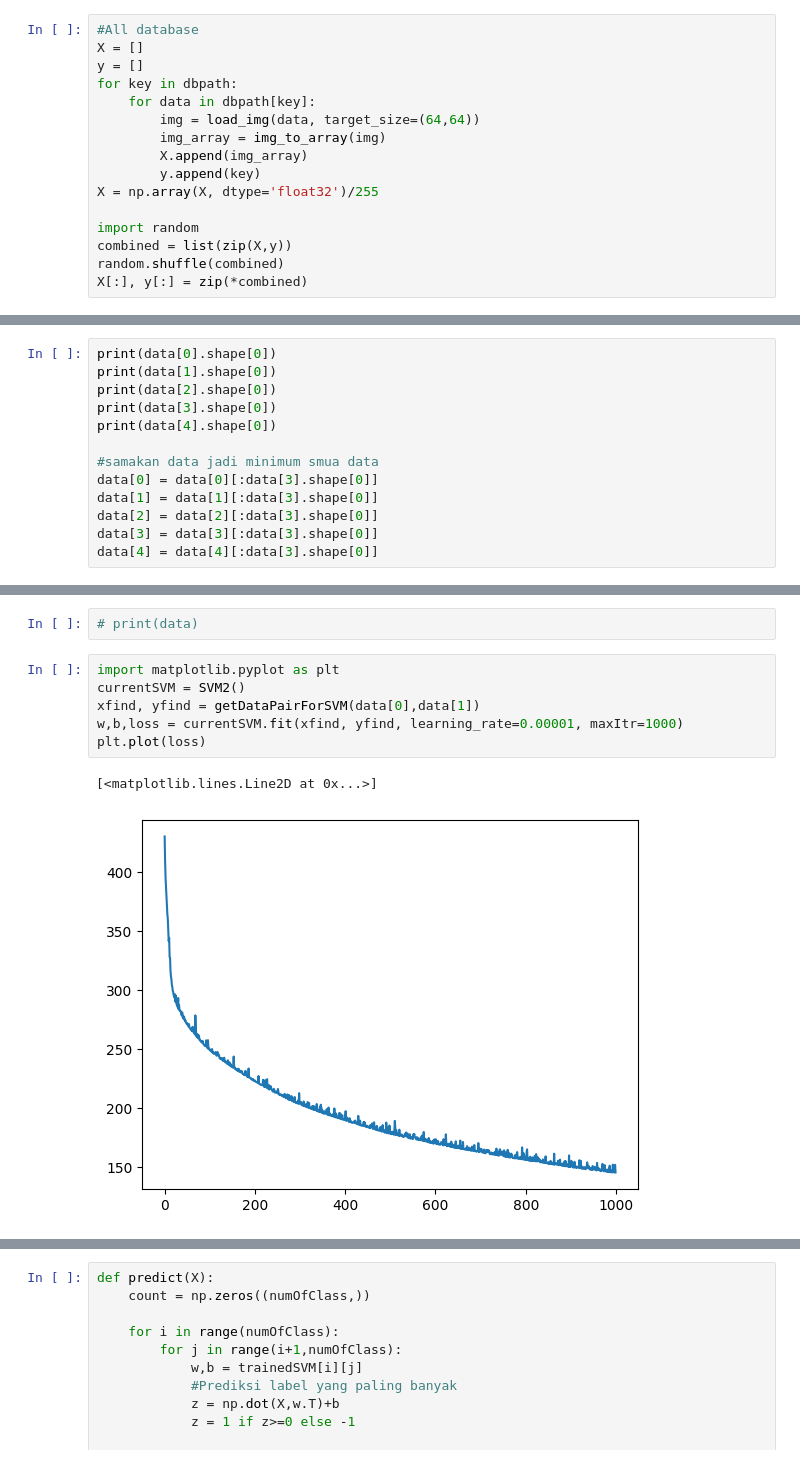
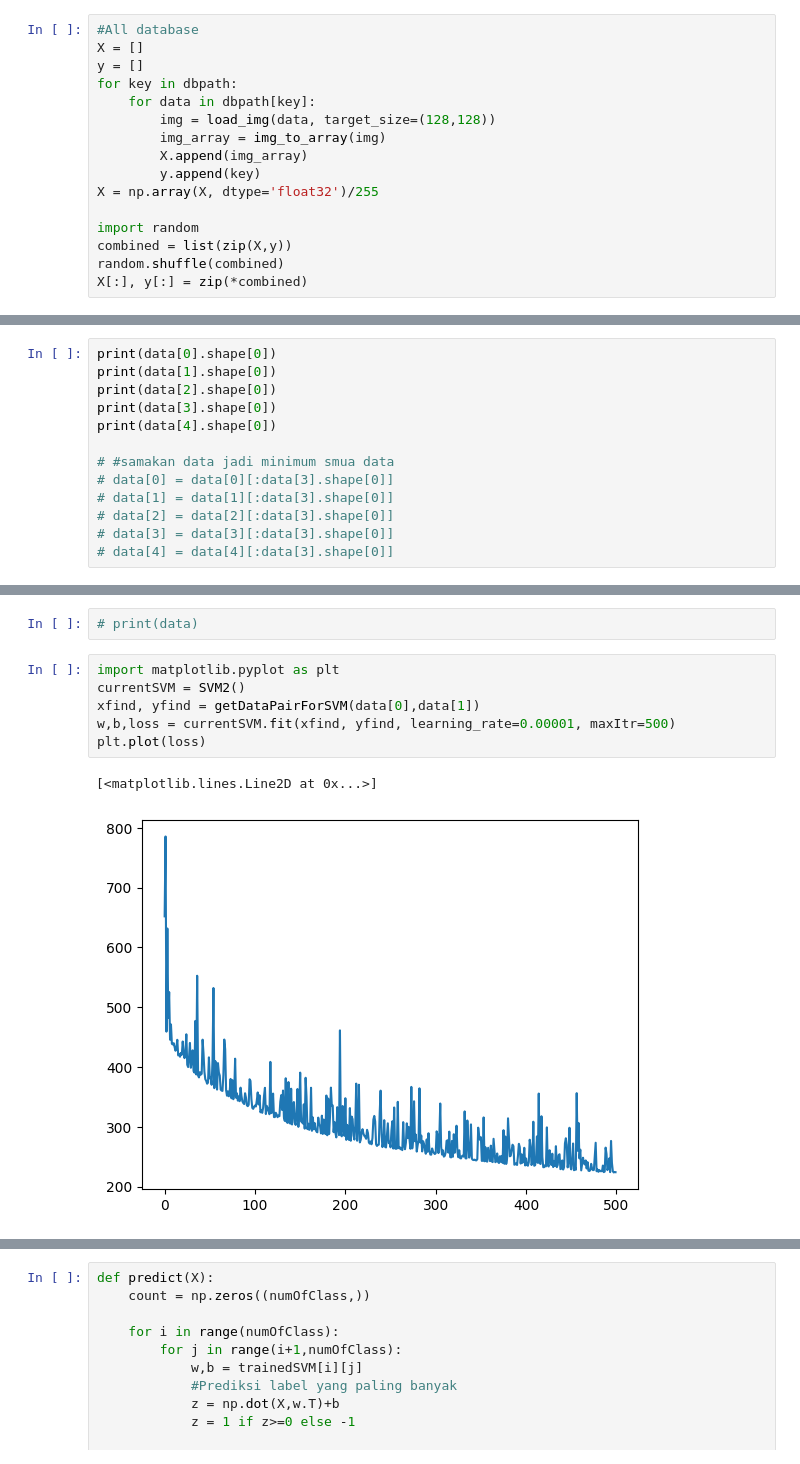
Before and after one commit to LvnnnX/SVM-FruitNinja, a Jupyter notebook: app.ipynb, the cells around one changed output, grey strips where cells are left out. Saved outputs shown, nothing was run; the diff lists cells and outputs as text.

```diff
--- a/app.ipynb
+++ b/app.ipynb
@@ -24,7 +25,7 @@ X = []
 y = []
 for key in dbpath:
     for data in dbpath[key]:
-        img = load_img(data, target_size=(64,64))
+        img = load_img(data, target_size=(128,128))
         img_array = img_to_array(img)
         X.append(img_array)
         y.append(key)
@@ -269,12 +270,12 @@ print(data[2].shape[0])
 print(data[3].shape[0])
 print(data[4].shape[0])
 
-#samakan data jadi minimum smua data
-data[0] = data[0][:data[3].shape[0]]
-data[1] = data[1][:data[3].shape[0]]
-data[2] = data[2][:data[3].shape[0]]
-data[3] = data[3][:data[3].shape[0]]
-data[4] = data[4][:data[3].shape[0]]
+# #samakan data jadi minimum smua data
+# data[0] = data[0][:data[3].shape[0]]
+# data[1] = data[1][:data[3].shape[0]]
+# data[2] = data[2][:data[3].shape[0]]
+# data[3] = data[3][:data[3].shape[0]]
+# data[4] = data[4][:data[3].shape[0]]
 # %% [output]
 434
 218
@@ -298,12 +303,12 @@ print(data[4].shape[0])
 # %%
 import matplotlib.pyplot as plt
 currentSVM = SVM2()
 xfind, yfind = getDataPairForSVM(data[0],data[1])
-w,b,loss = currentSVM.fit(xfind, yfind, learning_rate=0.00001, maxItr=1000)
+w,b,loss = currentSVM.fit(xfind, yfind, learning_rate=0.00001, maxItr=500)
 plt.plot(loss)
 # %% [output]
 [<matplotlib.lines.Line2D at 0x...>]
-[figure, old version]
+[figure, new version]
 # %%
 def trainSVMs(x,y):
     svm_classifiers = {}
```
Also changed, not shown: parts of 19 cells of this notebook, 1 other file.
